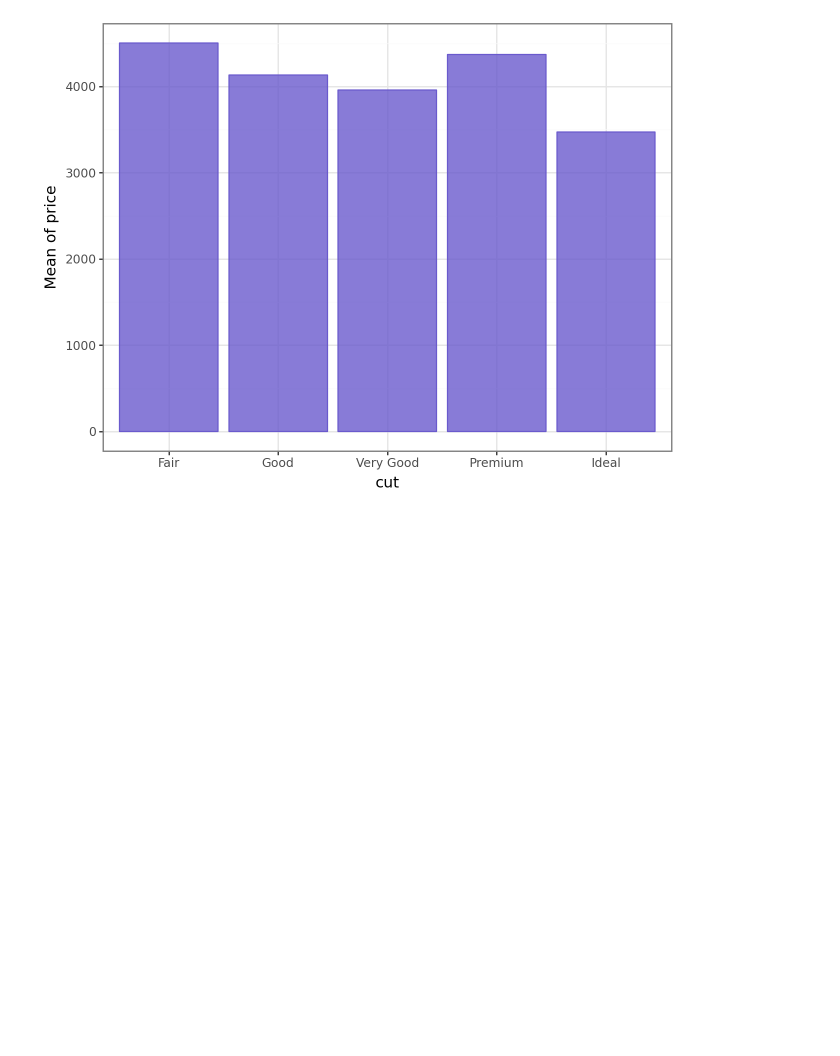
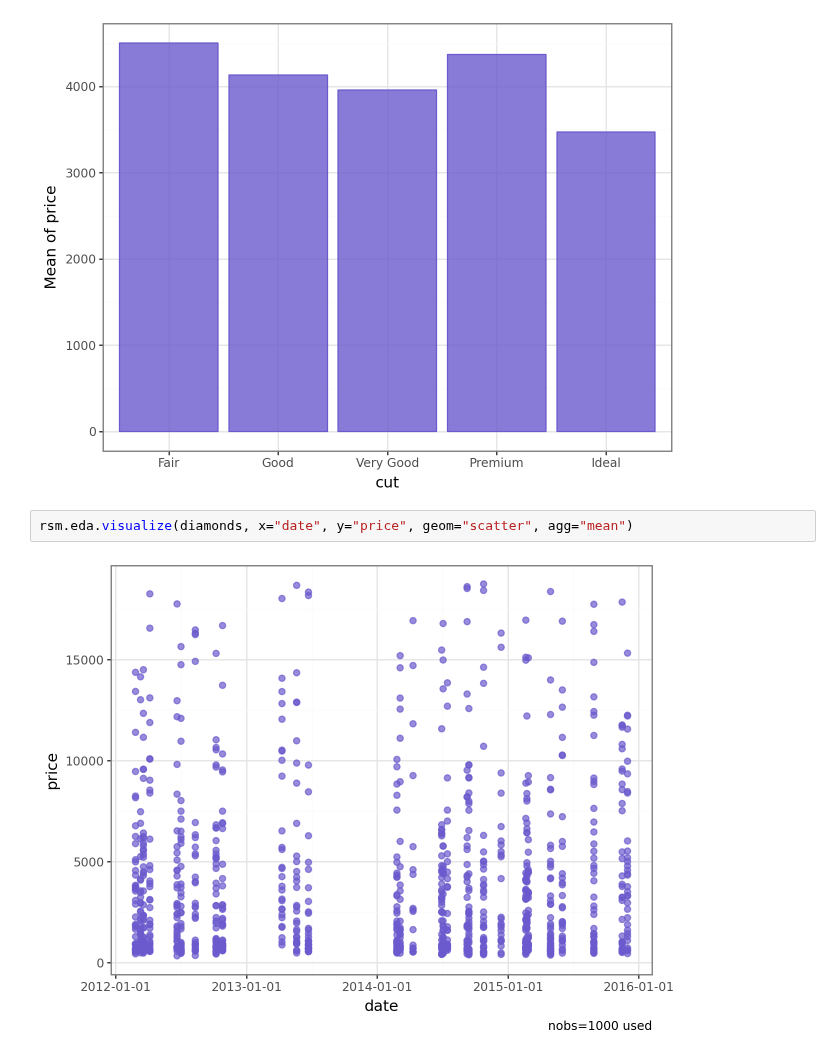
Before and after one commit to radiant-ai-hub/pyrsm, a Jupyter notebook: examples/eda/eda-visualize.ipynb, the cells around one changed output. Saved outputs shown, nothing was run; the diff lists cells and outputs as text; blank space fills up the shorter version.

Commit message:
added example with date

```diff
--- a/examples/eda/eda-visualize.ipynb
+++ b/examples/eda/eda-visualize.ipynb
@@ -251,3 +251,7 @@ rsm.eda.visualize(titanic, x="pclass", y="age", jitter=True, alpha=0.5)
 rsm.eda.visualize(diamonds, x="cut", y="price", geom="bar", agg="mean")
 # %% [output]
 [figure]
+# %%
+rsm.eda.visualize(diamonds, x="date", y="price", geom="scatter", agg="mean")
+# %% [output]
+[figure, added]
```
